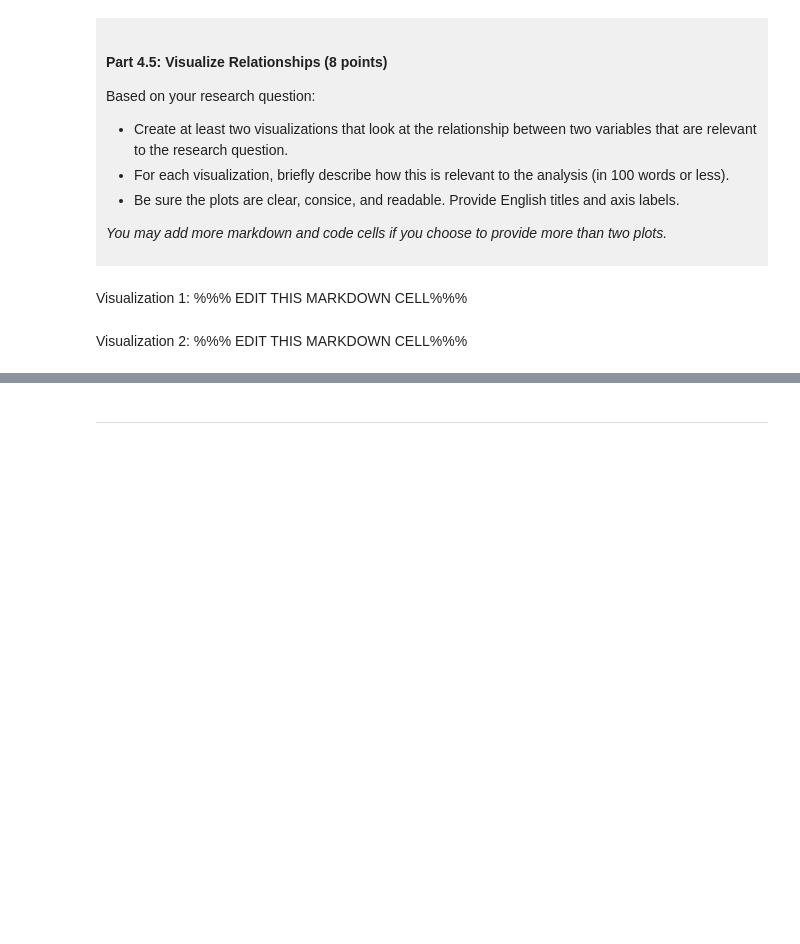
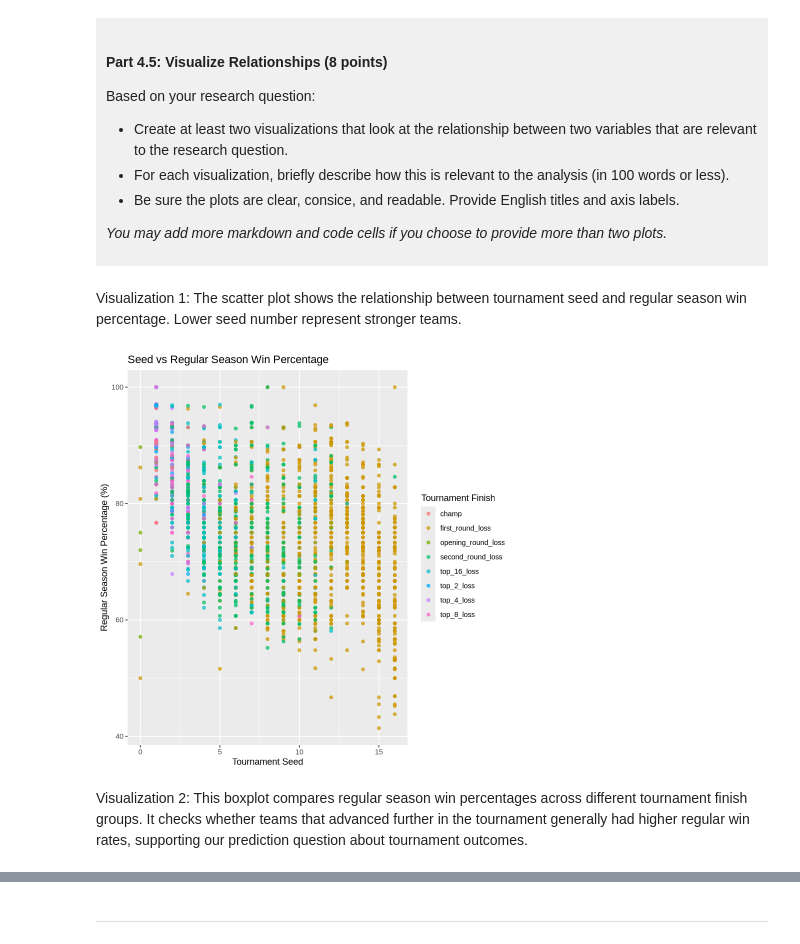
Before and after one commit to zli417/dsci-100-project-Zixin-Li, a Jupyter notebook: dsci-100-project-notebook.ipynb, the cells around one changed output, grey strips where cells are left out. Cells and saved outputs as stored; diff of their text form; code cells hidden in the pictures; blank space fills up the shorter version.

Commit message:
checkpointC

```diff
--- a/dsci-100-project-notebook.ipynb
+++ b/dsci-100-project-notebook.ipynb
@@ -308,9 +362,16 @@ Based on your research question:
 *You may add more markdown and code cells if you choose to provide more than two plots.*
 </div>
 # %% [markdown]
-Visualization 1: %%% EDIT THIS MARKDOWN CELL%%%
+Visualization 1: The scatter plot shows the relationship between tournament seed and regular season win percentage. Lower seed number represent stronger teams.
 # %%
-### EDIT THIS CODE CELL FOR VISUALIZATION 1###
+tidy_df |>
+  ggplot(aes(x = seed, y = reg_wins_pct, color = tourney_finish)) +
+  geom_point(alpha = 0.7) +
+  labs(title = "Seed vs Regular Season Win Percentage",
+    x = "Tournament Seed", y = "Regular Season Win Percentage (%)",
+    color = "Tournament Finish")
+# %% [output]
+[figure, added]
 # %% [markdown]
-Visualization 2: %%% EDIT THIS MARKDOWN CELL%%%
+Visualization 2: This boxplot compares regular season win percentages across different tournament finish groups. It checks whether teams that advanced further in the tournament generally had higher regular win rates, supporting our prediction question about tournament outcomes.
 # %%
```
Also changed, not shown: parts of 8 cells of this notebook.
